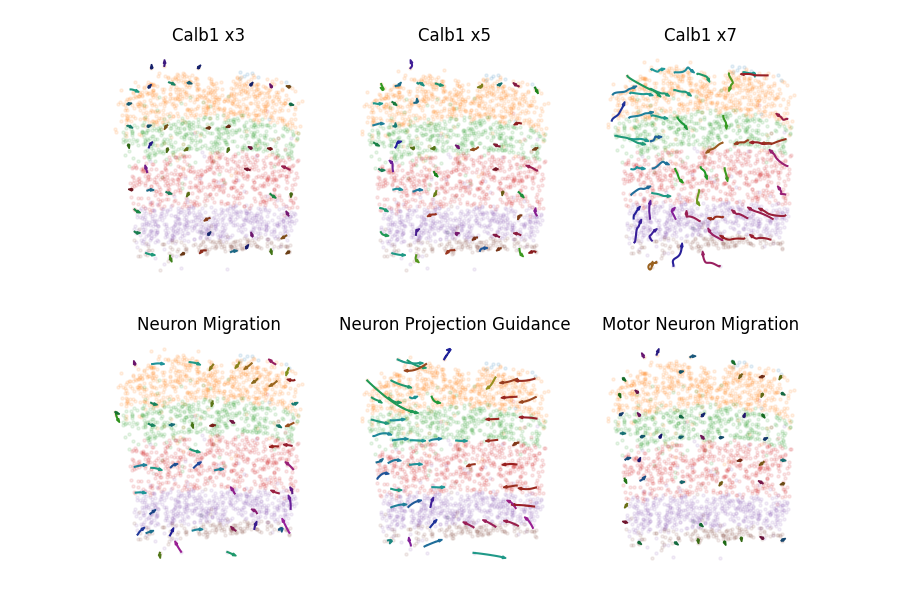
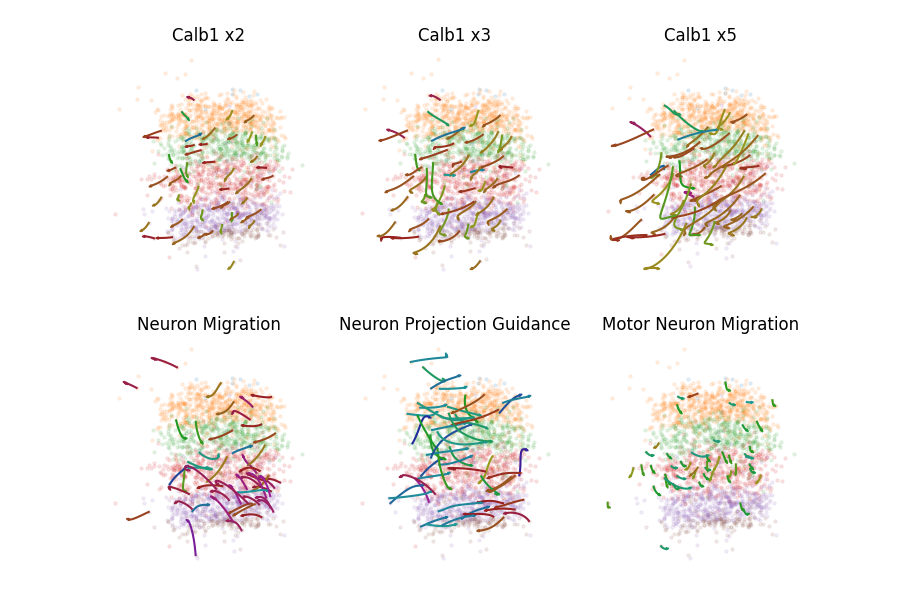
Before and after one commit to Oafish1/CellTRIP, a Jupyter notebook: scripts/analysis.ipynb, the cells around one changed output. Saved outputs shown, nothing was run; the diff lists cells and outputs as text; code cells hidden in the pictures.

```diff
--- a/scripts/analysis.ipynb
+++ b/scripts/analysis.ipynb
@@ -260,3 +341,11 @@ gene_lists['Motor Neuron Migration'] = ['VEGFA', 'VEGFA', 'Q5ISK2', 'LHX1', 'LHX
+# %%
+env.reset()  # TODO: Allow for particular partition or not changing data
+modality_to_test = 0
+knocked_states = [
+    test_knockdown(modality_to_test, feature)
+    for feature in tqdm(range(env.dataloader.raw_modal_dims[modality_to_test]))]
+# knocked_states = [center_states(states) for states in knocked_states]
+# ', '.join([str(ks.shape[0]) for ks in knocked_states])
 # %%
 # Prepare data
 df = pd.DataFrame({
@@ -352,7 +432,8 @@ def plot_trajectory(source_states, *, ax):
         if mask.sum() > 0:
             mean_states.append(pinned_states[:, mask].mean(axis=1, keepdims=True))
     mean_states = np.concatenate(mean_states, axis=1)
-    states_to_use = mean_states  # pinned_states
+    states_to_use = mean_states
+    # states_to_use = pinned_states
 
     # Plot original
     for l in np.unique(types):
@@ -414,8 +495,3 @@ def plot_trajectory(source_states, *, ax):
     # Styling
     ax.set(xticklabels=[], xticks=[], yticklabels=[], yticks=[])
     ax.spines[['right', 'top', 'bottom', 'left']].set_visible(False)
-
-fig, axs = plt.subplots(1, 3, figsize=(9, 3))
-for gene, ax in zip(df.sort_values('Effect Size')['Gene'].iloc[-3:], axs):
-    plot_trajectory(knocked_states[np.argwhere(df['Gene'] == gene)[0][0]], ax=ax)
-    ax.set_title(gene)
@@ -423,0 +498,5 @@ for gene, ax in zip(df.sort_values('Effect Size')['Gene'].iloc[-3:], axs):
+# %%
+fig, axs = plt.subplots(1, 3, figsize=(9, 3))
+for gene, ax in zip(df.sort_values('Trajectory Length')['Gene'].iloc[-3:], axs):
+    plot_trajectory(knocked_states[np.argwhere(df['Gene'] == gene)[0][0]], ax=ax)
+    ax.set_title(gene)
@@ -424,19 +505,19 @@ for gene, ax in zip(df.sort_values('Effect Size')['Gene'].iloc[-3:], axs):
 # %%
 fig, axs = plt.subplots(1, 3, figsize=(9, 3))
-for i, ax in zip((2, 5, 7), axs):
+for i, ax in zip((2, 3, 5), axs):
     feature_name = df.sort_values('Effect Size')['Gene'].iloc[-1]
     feature = np.argwhere(df['Gene'] == gene)[0][0]
     mult_knockdown_states = test_knockdown(modality_to_test, feature, factor=i)
-    plot_trajectory(center_states(mult_knockdown_states), ax=ax)
+    plot_trajectory(mult_knockdown_states, ax=ax)  # center_states
     ax.set_title(f'{feature_name} x{i}')
 # %% [output]
-[figure, old version]
+[figure, new version]
 # %%
 fig, axs = plt.subplots(1, 3, figsize=(9, 3))
 for gene_list_key, ax in zip(gene_lists, axs):
     features = np.argwhere(env.dataloader.get_transformables()[2][modality_to_test].index.isin(gene_lists[gene_list_key])).flatten()
     list_knockdown_states = test_knockdown(modality_to_test, features)
-    plot_trajectory(center_states(list_knockdown_states), ax=ax)
+    plot_trajectory(list_knockdown_states, ax=ax)  # center_states
     ax.set_title(gene_list_key)
 # %% [output]
-[figure, old version]
+[figure, new version]
```
Also changed, not shown: parts of 32 cells of this notebook, 32 other files.
